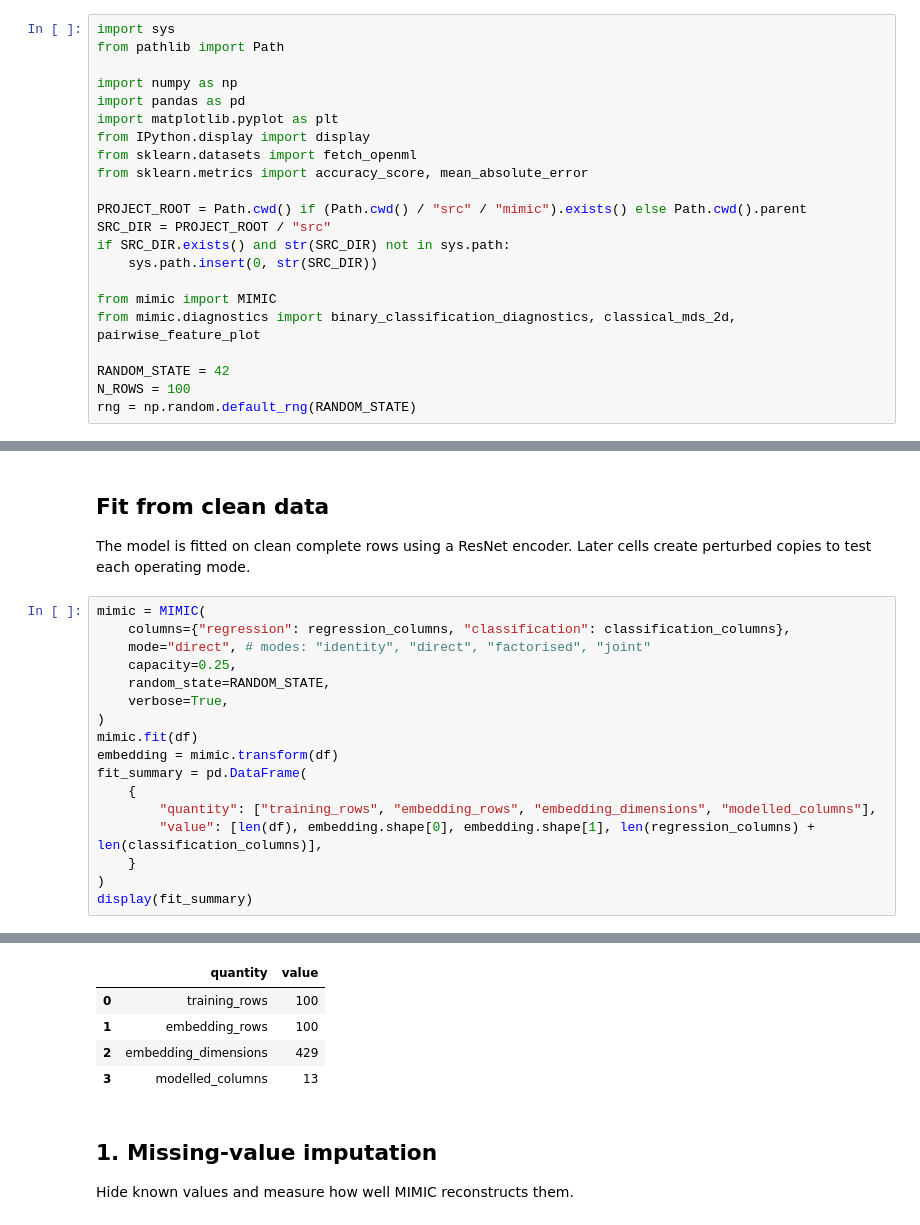
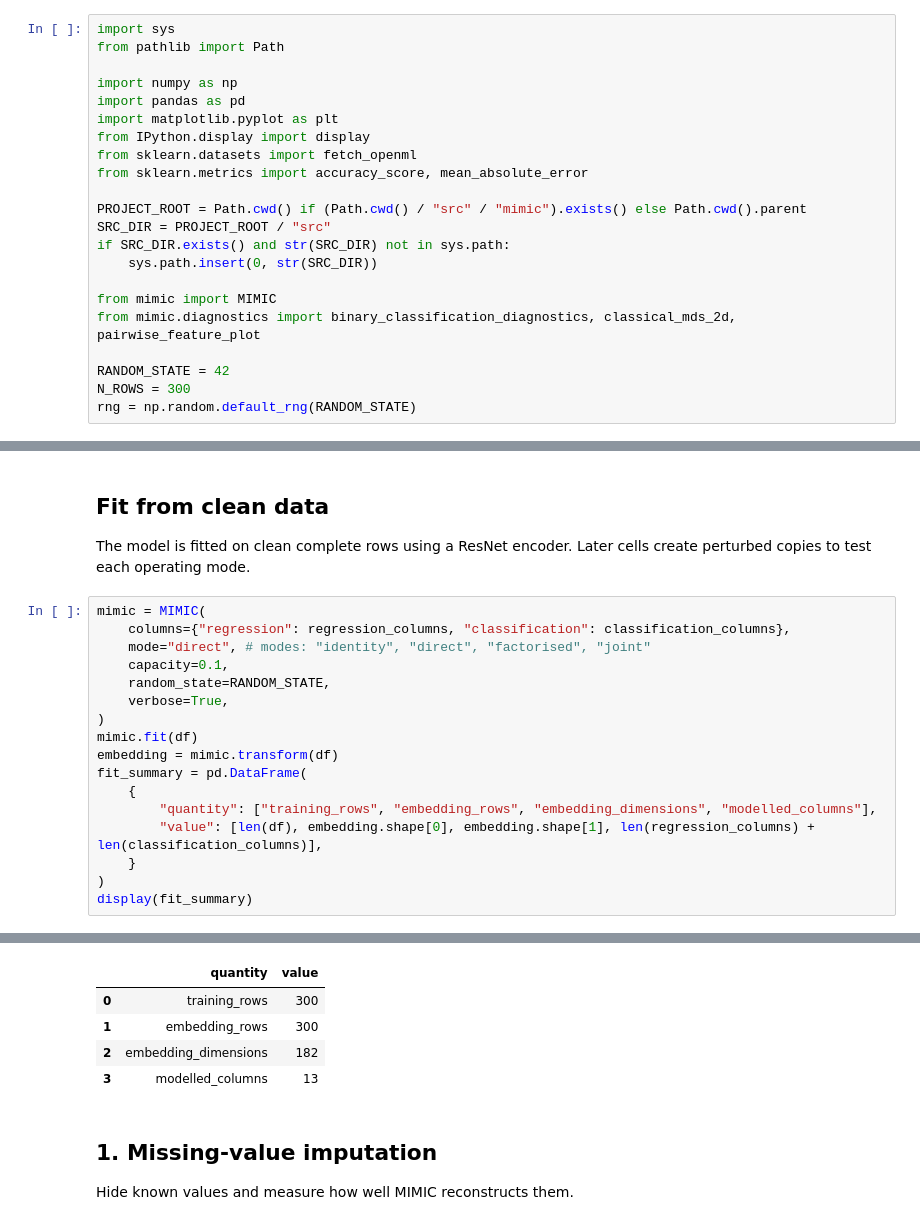
Before and after one commit to fabriziocosta/MIMIC, a Jupyter notebook: notebooks/05_adult_operating_modes_resnet.ipynb, the cells around one changed output, grey strips where cells are left out. Cells and saved outputs as stored; diff of their text form.

```diff
--- a/notebooks/05_adult_operating_modes_resnet.ipynb
+++ b/notebooks/05_adult_operating_modes_resnet.ipynb
@@ -24,7 +24,7 @@ from mimic import MIMIC
 from mimic.diagnostics import binary_classification_diagnostics, classical_mds_2d, pairwise_feature_plot
 
 RANDOM_STATE = 42
-N_ROWS = 100
+N_ROWS = 300
 rng = np.random.default_rng(RANDOM_STATE)
 # %% [markdown]
 ## Load and clean Adult
@@ -83,7 +83,7 @@ The model is fitted on clean complete rows using a ResNet encoder. Later cells c
 mimic = MIMIC(
     columns={"regression": regression_columns, "classification": classification_columns},
     mode="direct", # modes: "identity", "direct", "factorised", "joint"
-    capacity=0.25,
+    capacity=0.1,
     random_state=RANDOM_STATE,
     verbose=True,
 )
@@ -117,7 +117,7 @@ MIMIC init hyperparameters:
 |  | quantity | value |
-| 0 | training_rows | 100 |
-| 1 | embedding_rows | 100 |
-| 2 | embedding_dimensions | 429 |
+| 0 | training_rows | 300 |
+| 1 | embedding_rows | 300 |
+| 2 | embedding_dimensions | 182 |
 | 3 | modelled_columns | 13 |
 # %% [markdown]
 ## 1. Missing-value imputation
```
Also changed, not shown: parts of 9 cells of this notebook, 2 other files.
